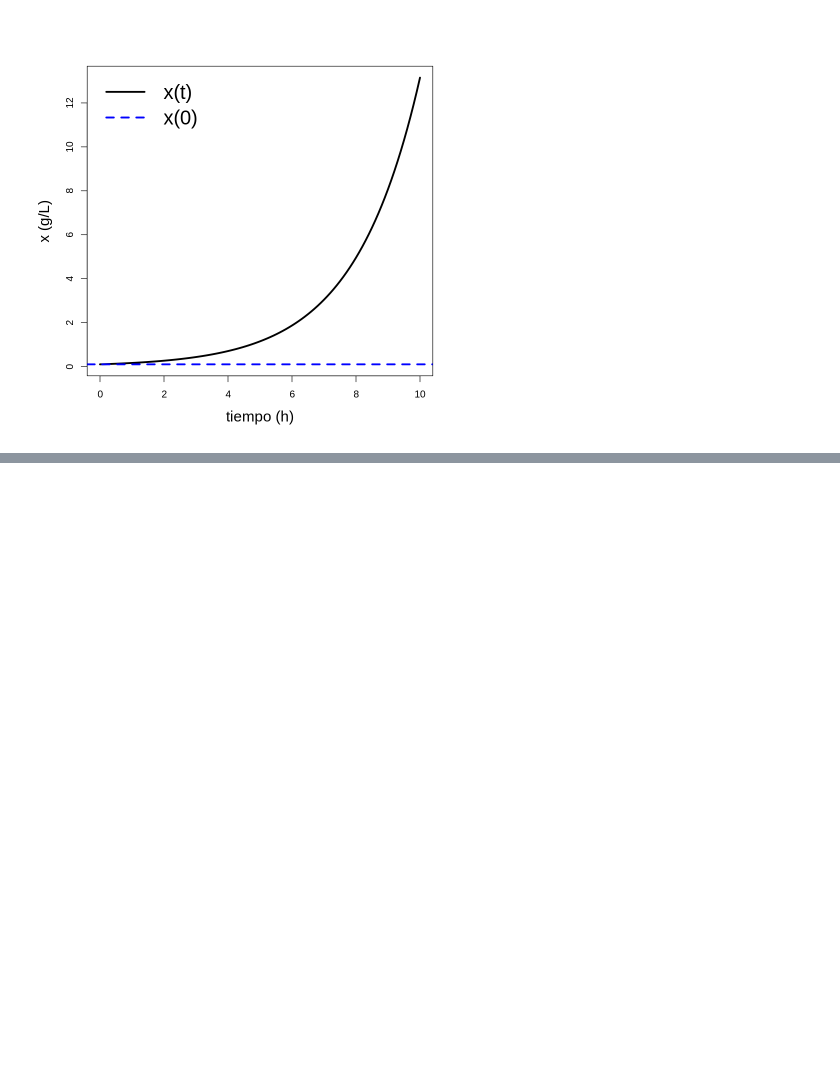
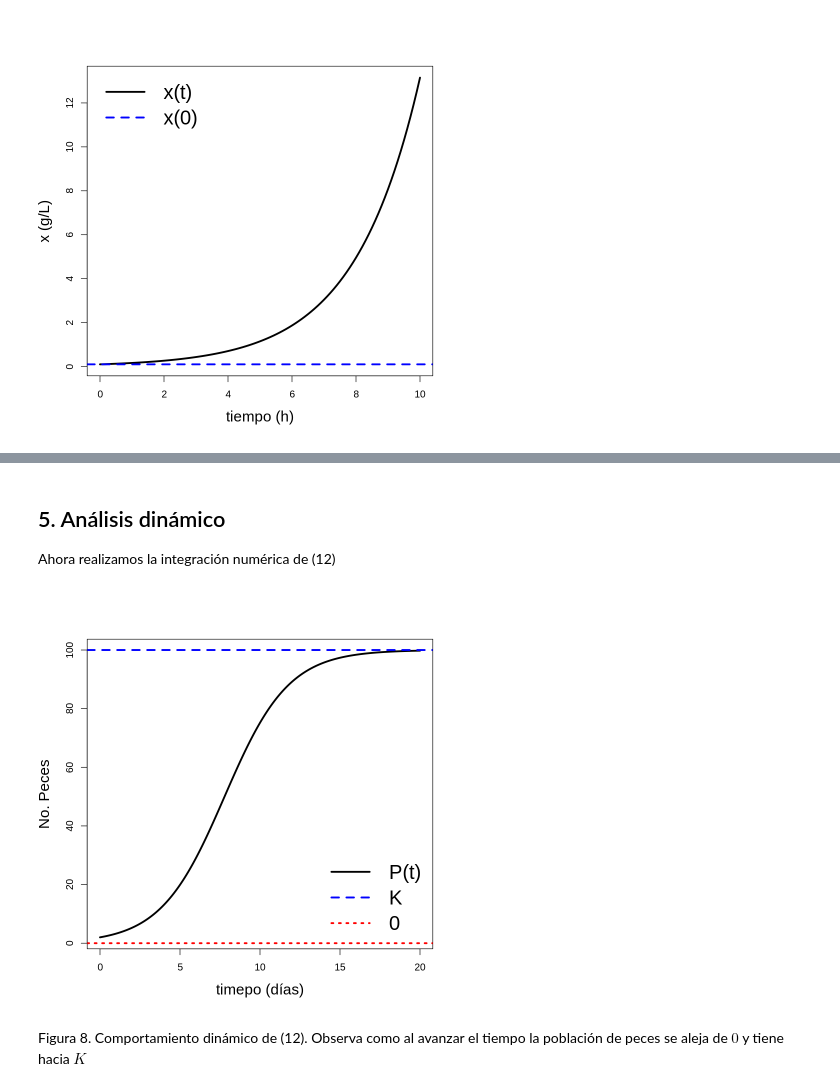
Before and after one commit to sysbio-unam/practicas-computacionales, a Jupyter notebook: ejemplo_de_juguete.ipynb, the cells around one changed output, grey strips where cells are left out. Cells and saved outputs as stored; diff of their text form; code cells hidden in the pictures; blank space fills up the shorter version.

```diff
--- a/ejemplo_de_juguete.ipynb
+++ b/ejemplo_de_juguete.ipynb
@@ -294,0 +427,31 @@ abline(h = d)
+# %% [markdown]
+## 5. Análisis dinámico
+
+Ahora realizamos la integración numérica de (12)
+# %%
+log_growth <- function(time, parms, state) {
+    with(as.list(c(parms, state)), {
+        dPdt = r*P*(1 - P/K)
+        return(list(c(dPdt)))
+    })
+}
+# %%
+# establecer valor de parámetros
+p <- c(r = r, K = K)
+# condiciones iniciales
+P0 <- c(P = 2)
+# tiempo de integración
+time <- seq(0,20,0.1) # días
+# %%
+# resolver ODE
+out <- ode(func = log_growth, y = P0, times = time, parms = p, method = "rk4")
+# %%
+# mostrar resultados de simulación
+plot(out[,1], out[,2], type = "l", lwd = 3, cex.lab = 1.5, xlab = "timepo (días)", ylab = "No. Peces")
+abline(h = K, lwd = 3, lty = 2, col = "blue")
+abline(h = 0, lwd = 3, lty = 3, col = "red")
+legend("bottomright", legend = c("P(t)", "K", "0"), bty = "n", lty = c(1,2,3),lwd = 3,, col = c("black", "blue", "red"), cex = 2)
+# %% [output]
+[figure, added]
+# %% [markdown]
+Figura 8. Comportamiento dinámico de (12). Observa como al avanzar el tiempo la población de peces se aleja de $0$ y tiene hacia $K$
```
Also changed, not shown: parts of 27 cells of this notebook.
